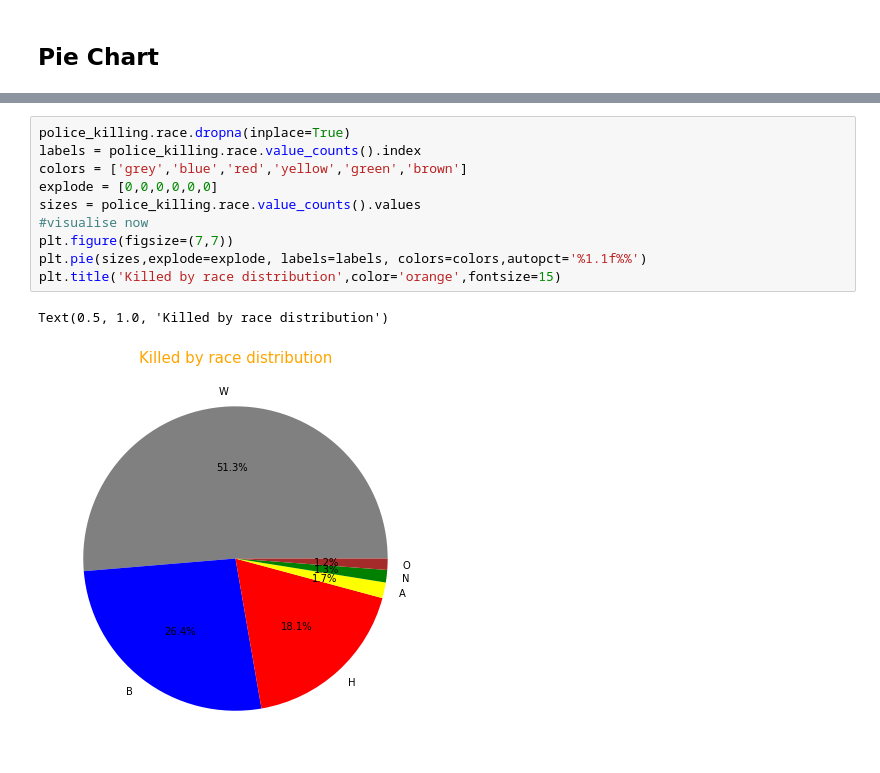
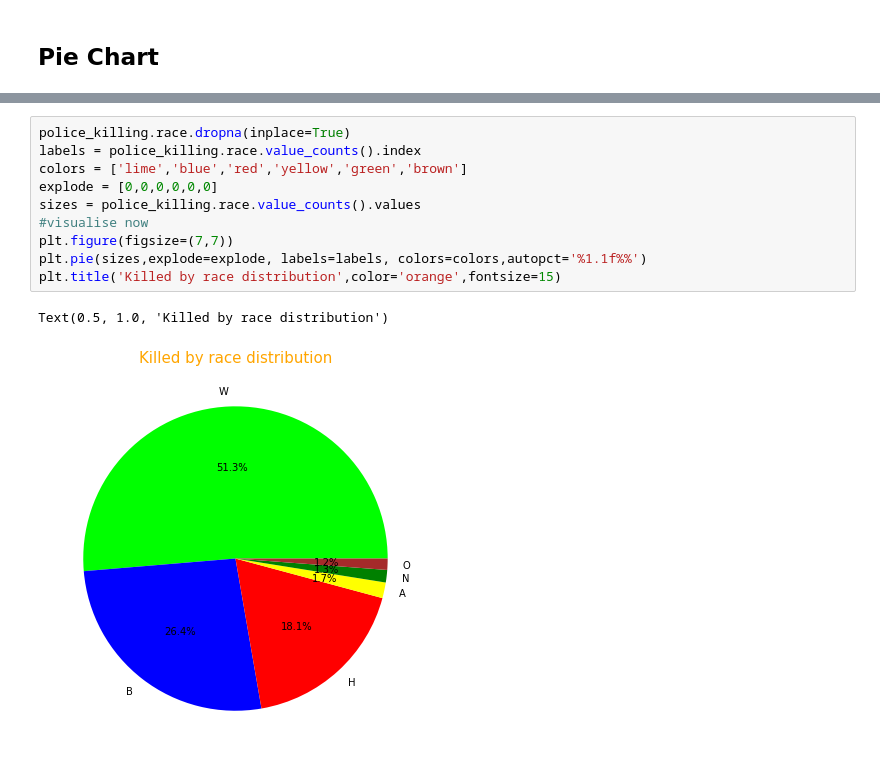
Before and after one commit to pradeepprasad/Machine_Learning_Workspace, a Jupyter notebook: Visualisation_Hands_On_01.ipynb, the cells around one changed output, grey strips where cells are left out. Cells and saved outputs as stored; diff of their text form.

```diff
--- a/Visualisation_Hands_On_01.ipynb
+++ b/Visualisation_Hands_On_01.ipynb
@@ -352,13 +309,13 @@ memory usage: 242.7+ KB
 # %%
 police_killing.race.dropna(inplace=True)
 labels = police_killing.race.value_counts().index
-colors = ['grey','blue','red','yellow','green','brown']
+colors = ['lime','blue','red','yellow','green','brown']
 explode = [0,0,0,0,0,0]
 sizes = police_killing.race.value_counts().values
 #visualise now
 plt.figure(figsize=(7,7))
 plt.pie(sizes,explode=explode, labels=labels, colors=colors,autopct='%1.1f%%')
 plt.title('Killed by race distribution',color='orange',fontsize=15)
 # %% [output]
 Text(0.5, 1.0, 'Killed by race distribution')
-[figure, old version]
+[figure, new version]
```
Also changed, not shown: parts of 22 cells of this notebook.
